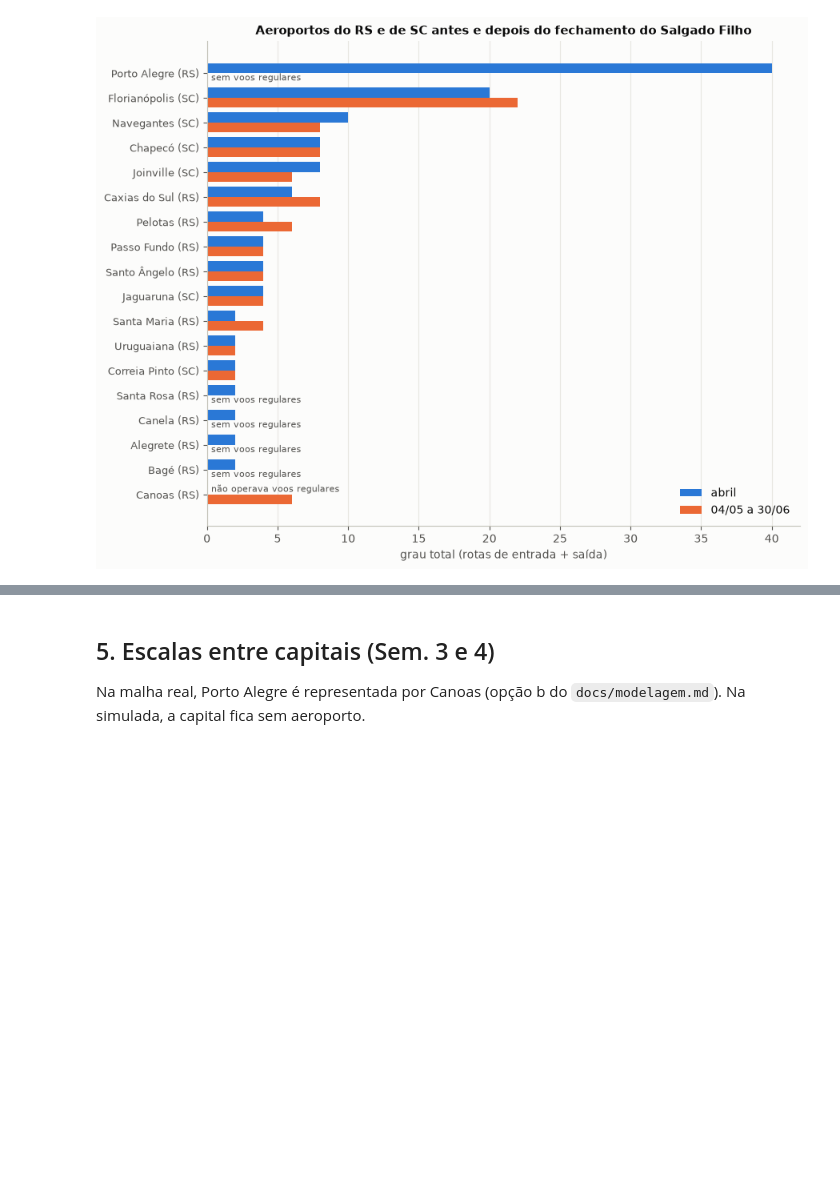
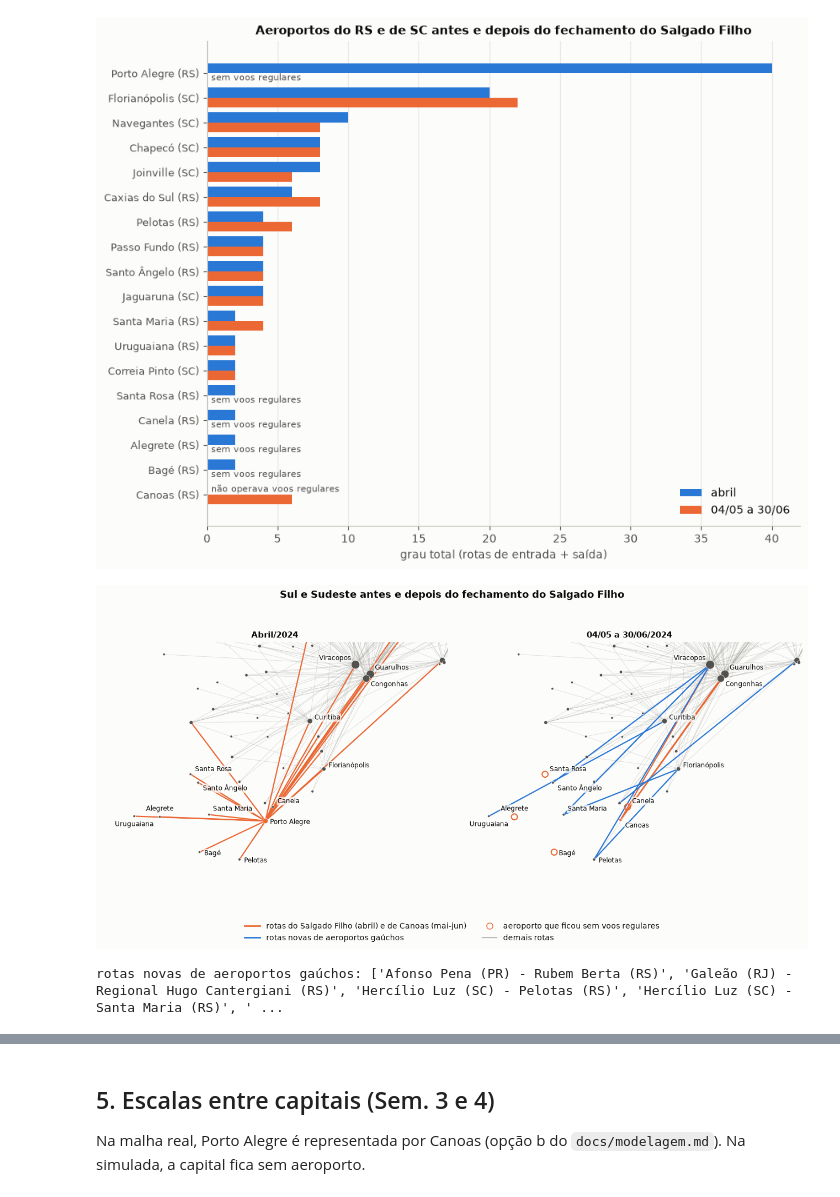
Before and after one commit to renanaqn/malha-aerea-grafo, a Jupyter notebook: notebooks/05_poa_simulado_vs_real.ipynb, the cells around one changed output, grey strips where cells are left out. Drawn from its saved outputs; the diff is of its cells as text; code cells hidden in the pictures; blank space fills up the shorter version.

```diff
--- a/notebooks/05_poa_simulado_vs_real.ipynb
+++ b/notebooks/05_poa_simulado_vs_real.ipynb
@@ -236,6 +236,68 @@ fig.savefig(PASTA_FIG / "05_sul_antes_depois.png", dpi=150)
 plt.show()
 # %% [output]
 [figure]
+# %%
+from matplotlib.lines import Line2D
+
+LARANJA, AZUL, CINZA = "#eb6834", "#2a78d6", "#a3a29b"
+pos = {}
+for G in (G_ref, G_real):
+    pos.update({n: (G.nodes[n]["lon"], G.nodes[n]["lat"]) for n in G})
+sem_voos = [a for a in so_abril if uf(a) == "RS" and a != "SBPA"]
+gauchos = {a for G in (G_ref, G_real) for a in G if uf(a) == "RS"}
+rotas_novas = [(u, v) for u, v in G_real.to_undirected().edges
+               if (u in gauchos or v in gauchos) and not (G_ref.has_edge(u, v) or G_ref.has_edge(v, u))
+               and "SBCO" not in (u, v)]
+# (texto, deslocamento x, deslocamento y, alinhamento)
+destaque = {"SBPA": ("Porto Alegre", 6, -4, "left"), "SBCO": ("Canoas", 6, -10, "left"),
+            "SBGR": ("Guarulhos", 6, 6, "left"), "SBKP": ("Viracopos", -6, 6, "right"),
+            "SBSP": ("Congonhas", 6, -10, "left"), "SBCT": ("Curitiba", 6, 2, "left"),
+            "SBFL": ("Florianópolis", 6, 2, "left"), "SBSM": ("Santa Maria", 5, 5, "left"),
+            "SBUG": ("Uruguaiana", 0, -13, "center"), "SBPK": ("Pelotas", 6, -4, "left"),
+            "SBBG": ("Bagé", 6, -4, "left"), "SSCN": ("Canela", 6, 5, "left"),
+            "SSLT": ("Alegrete", 0, 8, "center"), "SSZR": ("Santa Rosa", 6, 4, "left"),
+            "SBNM": ("Santo Ângelo", 6, -10, "left")}
+
+fig, eixos = plt.subplots(1, 2, figsize=(13, 6.6))
+for ax, G, titulo, hub in [(eixos[0], G_ref, "Abril/2024", "SBPA"),
+                           (eixos[1], G_real, "04/05 a 30/06/2024", "SBCO")]:
+    U = G.to_undirected()
+    do_hub = [e for e in U.edges if hub in e]
+    novas = rotas_novas if G is G_real else []
+    outras = [e for e in U.edges if hub not in e and e not in novas]
+    nx.draw_networkx_edges(U, pos, edgelist=outras, ax=ax, edge_color=CINZA, alpha=0.35, width=0.6)
+    nx.draw_networkx_edges(U, pos, edgelist=do_hub, ax=ax, edge_color=LARANJA, width=1.6)
+    nx.draw_networkx_edges(U, pos, edgelist=novas, ax=ax, edge_color=AZUL, width=1.6)
+    nx.draw_networkx_nodes(U, pos, ax=ax, node_size=[8 + 2 * U.degree(n) for n in U],
+                           node_color=[LARANJA if n == hub else "#52514e" for n in U], edgecolors="#fcfcfb", linewidths=0.5)
+    if G is G_real:
+        ax.scatter([pos[a][0] for a in sem_voos], [pos[a][1] for a in sem_voos], s=60,
+                   facecolors="none", edgecolors=LARANJA, linewidths=1.5, zorder=3)
+    for n, (texto, dx, dy, ha) in destaque.items():
+        if n in pos and (n in G or (G is G_real and n in sem_voos)):
+            ax.annotate(texto, pos[n], xytext=(dx, dy), textcoords="offset points", ha=ha, fontsize=8.5,
+                        color="#0b0b0b", bbox=dict(boxstyle="round,pad=0.1", fc="#fcfcfb", ec="none", alpha=0.75))
+    ax.set_xlim(-58.5, -43)
+    ax.set_ylim(-33, -22)
+    ax.set_aspect("equal")
+    ax.axis("off")
+    ax.set_title(titulo, fontweight="bold")
+
+legenda = [Line2D([], [], color=LARANJA, linewidth=2, label="rotas do Salgado Filho (abril) e de Canoas (mai-jun)"),
+           Line2D([], [], color=AZUL, linewidth=2, label="rotas novas de aeroportos gaúchos"),
+           Line2D([], [], marker="o", linestyle="", markersize=8, markerfacecolor="none",
+                  markeredgecolor=LARANJA, label="aeroporto que ficou sem voos regulares"),
+           Line2D([], [], color=CINZA, linewidth=1, label="demais rotas")]
+fig.legend(handles=legenda, loc="lower center", ncol=2, frameon=False)
+fig.suptitle("Sul e Sudeste antes e depois do fechamento do Salgado Filho", fontweight="bold", fontsize=13)
+fig.tight_layout(rect=(0, 0.08, 1, 0.97))
+fig.savefig(PASTA_FIG / "05_mapa_antes_depois.png", dpi=150)
+plt.show()
+
+print("rotas novas de aeroportos gaúchos:", sorted(f"{nome(u)} - {nome(v)}" for u, v in rotas_novas))
+# %% [output]
+[figure, added]
+rotas novas de aeroportos gaúchos: ['Afonso Pena (PR) - Rubem Berta (RS)', 'Galeão (RJ) - Regional Hugo Cantergiani (RS)', 'Hercílio Luz (SC) - Pelotas (RS)', 'Hercílio Luz (SC) - Santa Maria (RS)', ' ...
 # %% [markdown]
 - **Canoas não substituiu o Salgado Filho.** Com grau 6, ela só se liga a Guarulhos, Congonhas e Viracopos, enquanto o Salgado Filho tinha grau 40 e 20 vizinhos. Canoas assumiu as ligações com São Paulo, não as regionais nem as ligações diretas com outras capitais.
 - **Florianópolis virou a alternativa regional:** ganhou rotas para Pelotas e Santa Maria e passou de grau 20 para 22.
```
Also changed, not shown: parts of 1 cell of this notebook, 5 other files.
